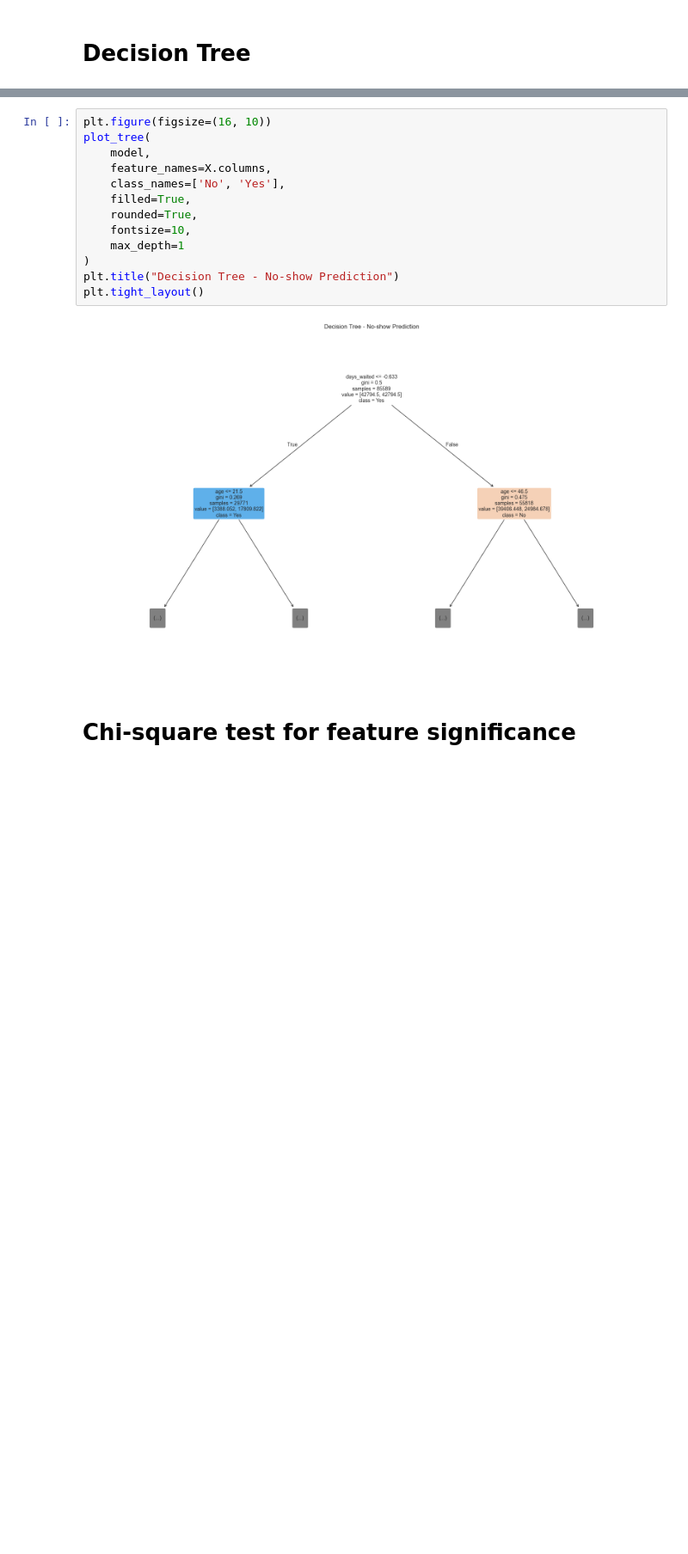
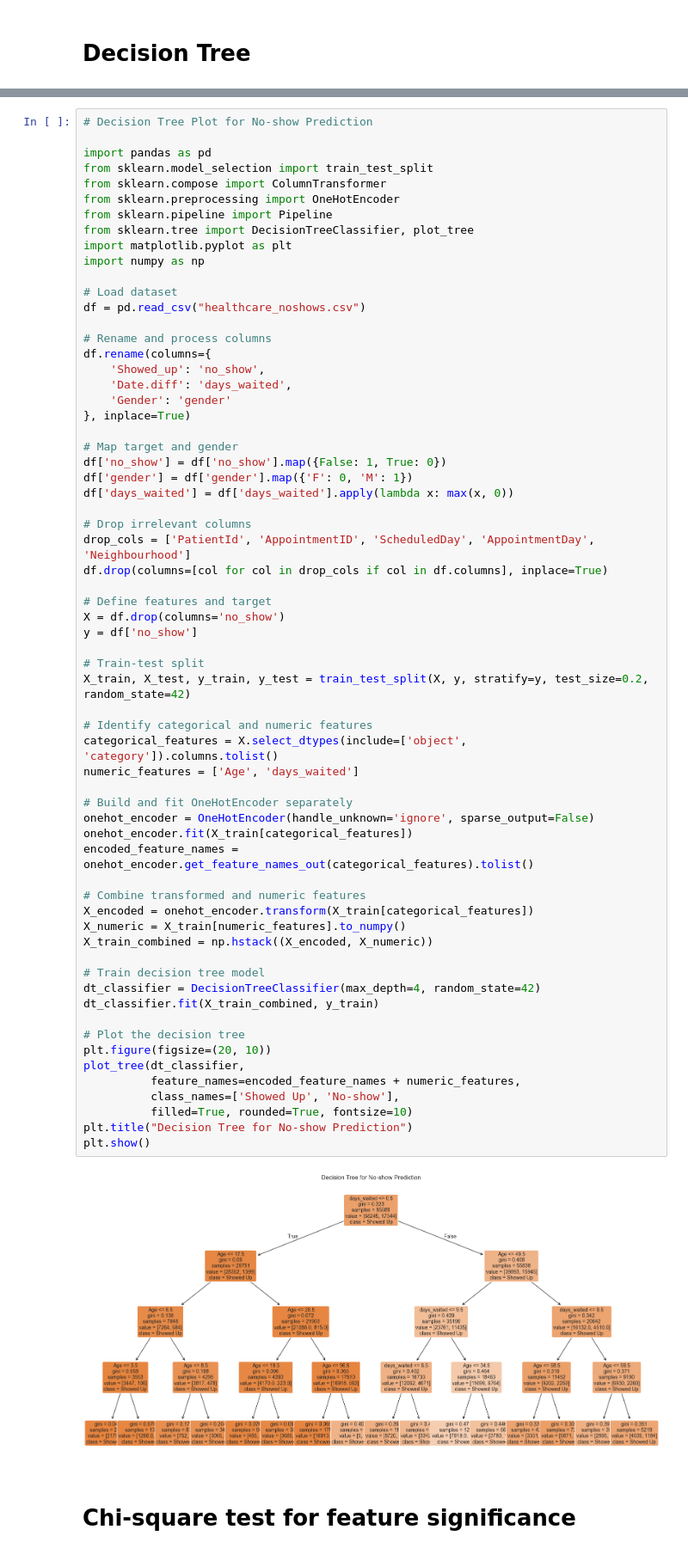
Before and after one commit to rishichendrayan/2025_ia651_Chendrayan_Bhavani, a Jupyter notebook: Healthcare Appointments Prediction Machine Learning Project.ipynb, the cells around one changed output, grey strips where cells are left out. Shown at 86% size. Saved outputs shown, nothing was run; the diff lists cells and outputs as text; blank space fills up the shorter version.

```diff
--- a/Healthcare Appointments Prediction Machine Learning Project.ipynb
+++ b/Healthcare Appointments Prediction Machine Learning Project.ipynb
@@ -684,18 +746,69 @@ weighted avg       0.80      0.55      0.59     21398
 # %%
-plt.figure(figsize=(16, 10))
-plot_tree(
-    model,
-    feature_names=X.columns,
-    class_names=['No', 'Yes'],
-    filled=True,
-    rounded=True,
-    fontsize=10,
-    max_depth=1
-)
-plt.title("Decision Tree - No-show Prediction")
-plt.tight_layout()
+# Decision Tree Plot for No-show Prediction
+
+import pandas as pd
+from sklearn.model_selection import train_test_split
+from sklearn.compose import ColumnTransformer
+from sklearn.preprocessing import OneHotEncoder
+from sklearn.pipeline import Pipeline
+from sklearn.tree import DecisionTreeClassifier, plot_tree
+import matplotlib.pyplot as plt
+import numpy as np
+
+# Load dataset
+df = pd.read_csv("healthcare_noshows.csv")
+
+# Rename and process columns
+df.rename(columns={
+    'Showed_up': 'no_show',
+    'Date.diff': 'days_waited',
+    'Gender': 'gender'
+}, inplace=True)
+
+# Map target and gender
+df['no_show'] = df['no_show'].map({False: 1, True: 0})
+df['gender'] = df['gender'].map({'F': 0, 'M': 1})
+df['days_waited'] = df['days_waited'].apply(lambda x: max(x, 0))
+
+# Drop irrelevant columns
+drop_cols = ['PatientId', 'AppointmentID', 'ScheduledDay', 'AppointmentDay', 'Neighbourhood']
+df.drop(columns=[col for col in drop_cols if col in df.columns], inplace=True)
+
+# Define features and target
+X = df.drop(columns='no_show')
+y = df['no_show']
+
+# Train-test split
+X_train, X_test, y_train, y_test = train_test_split(X, y, stratify=y, test_size=0.2, random_state=42)
+
+# Identify categorical and numeric features
+categorical_features = X.select_dtypes(include=['object', 'category']).columns.tolist()
+numeric_features = ['Age', 'days_waited']
+
+# Build and fit OneHotEncoder separately
+onehot_encoder = OneHotEncoder(handle_unknown='ignore', sparse_output=False)
+onehot_encoder.fit(X_train[categorical_features])
+encoded_feature_names = onehot_encoder.get_feature_names_out(categorical_features).tolist()
+
+# Combine transformed and numeric features
+X_encoded = onehot_encoder.transform(X_train[categorical_features])
+X_numeric = X_train[numeric_features].to_numpy()
+X_train_combined = np.hstack((X_encoded, X_numeric))
+
+# Train decision tree model
+dt_classifier = DecisionTreeClassifier(max_depth=4, random_state=42)
+dt_classifier.fit(X_train_combined, y_train)
+
+# Plot the decision tree
+plt.figure(figsize=(20, 10))
+plot_tree(dt_classifier,
+          feature_names=encoded_feature_names + numeric_features,
+          class_names=['Showed Up', 'No-show'],
+          filled=True, rounded=True, fontsize=10)
+plt.title("Decision Tree for No-show Prediction")
+plt.show()
 # %% [output]
-[figure, old version]
+[figure, new version]
 # %% [markdown]
 # Chi-square test for feature significance
 # %%
```
Also changed, not shown: parts of 13 cells of this notebook.
